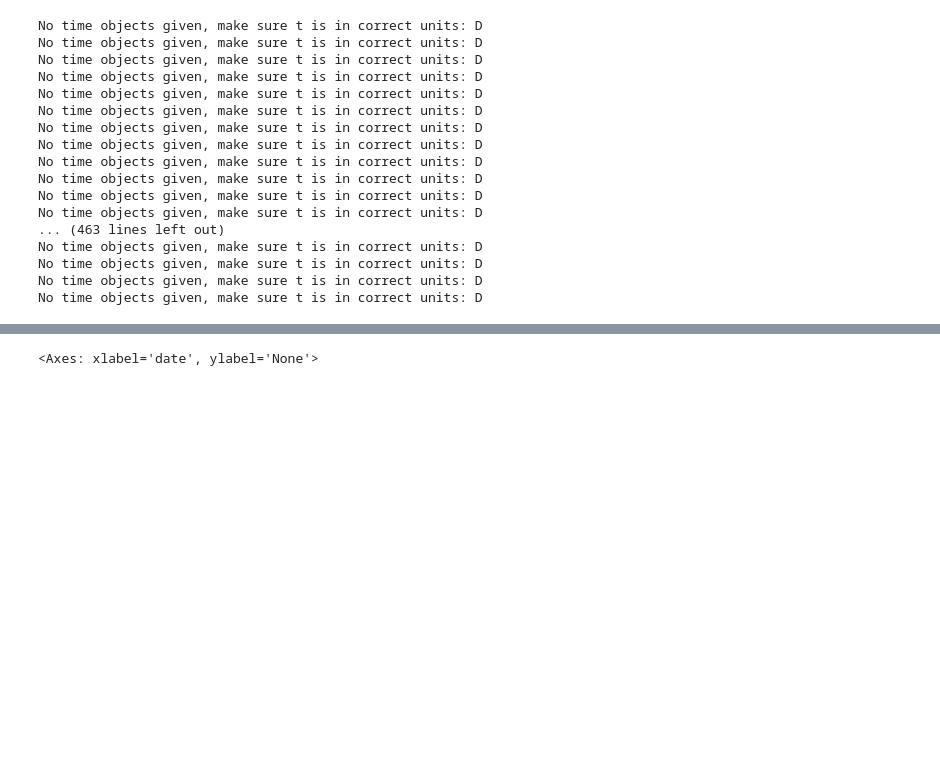
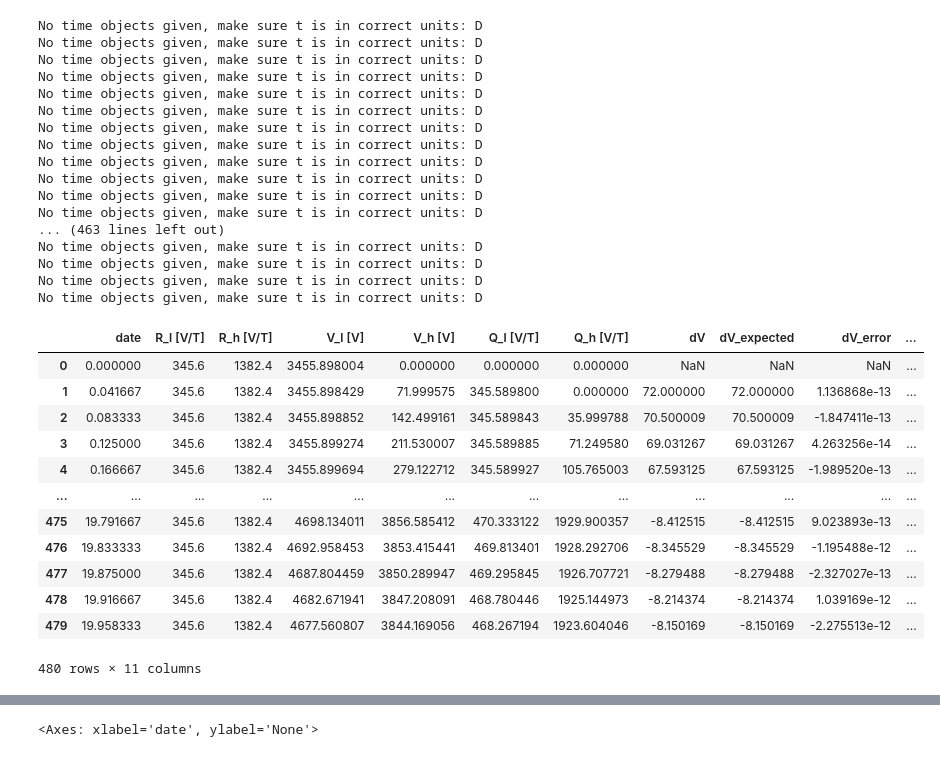
Before and after one commit to jhuang523/UMNBearSpring, a Jupyter notebook: openkarst/steady_state/conduit_geometry_setup.ipynb, the cells around one changed output, grey strips where cells are left out. Drawn from its saved outputs; the diff is of its cells as text; code cells hidden in the pictures; blank space fills up the shorter version.

```diff
--- a/openkarst/steady_state/conduit_geometry_setup.ipynb
+++ b/openkarst/steady_state/conduit_geometry_setup.ipynb
@@ -224,5 +208,21 @@ pulse['dV_expected'] = (pulse['R_l [V/T]'] + pulse['R_h [V/T]'] - pulse['Q_l [V/
 pulse['dV_error'] = pulse['dV'] - pulse['dV_expected']
 pulse['dV_error_rel'] = pulse.dV_error/pulse.dV_expected
+# %%
+pulse
+# %% [output]
+|  | date | R_l [V/T] | R_h [V/T] | V_l [V] | V_h [V] | Q_l [V/T] | Q_h [V/T] | dV | dV_expected | dV_error | ... |
+| 0 | 0.000000 | 345.6 | 1382.4 | 3455.898004 | 0.000000 | 0.000000 | 0.000000 | NaN | NaN | NaN | ... |
+| 1 | 0.041667 | 345.6 | 1382.4 | 3455.898429 | 71.999575 | 345.589800 | 0.000000 | 72.000000 | 72.000000 | 1.136868e-13 | ... |
+| 2 | 0.083333 | 345.6 | 1382.4 | 3455.898852 | 142.499161 | 345.589843 | 35.999788 | 70.500009 | 70.500009 | -1.847411e-13 | ... |
+| 3 | 0.125000 | 345.6 | 1382.4 | 3455.899274 | 211.530007 | 345.589885 | 71.249580 | 69.031267 | 69.031267 | 4.263256e-14 | ... |
+| 4 | 0.166667 | 345.6 | 1382.4 | 3455.899694 | 279.122712 | 345.589927 | 105.765003 | 67.593125 | 67.593125 | -1.989520e-13 | ... |
+| ... | ... | ... | ... | ... | ... | ... | ... | ... | ... | ... | ... |
+| 475 | 19.791667 | 345.6 | 1382.4 | 4698.134011 | 3856.585412 | 470.333122 | 1929.900357 | -8.412515 | -8.412515 | 9.023893e-13 | ... |
+| 476 | 19.833333 | 345.6 | 1382.4 | 4692.958453 | 3853.415441 | 469.813401 | 1928.292706 | -8.345529 | -8.345529 | -1.195488e-12 | ... |
+| 477 | 19.875000 | 345.6 | 1382.4 | 4687.804459 | 3850.289947 | 469.295845 | 1926.707721 | -8.279488 | -8.279488 | -2.327027e-13 | ... |
+| 478 | 19.916667 | 345.6 | 1382.4 | 4682.671941 | 3847.208091 | 468.780446 | 1925.144973 | -8.214374 | -8.214374 | 1.039169e-12 | ... |
+| 479 | 19.958333 | 345.6 | 1382.4 | 4677.560807 | 3844.169056 | 468.267194 | 1923.604046 | -8.150169 | -8.150169 | -2.275513e-12 | ... |
+480 rows × 11 columns
 # %%
 sns.lineplot(pulse, x = 'date', y = 'dV')
 # %% [output]
```
Also changed, not shown: parts of 4 cells of this notebook, 8 other files.
